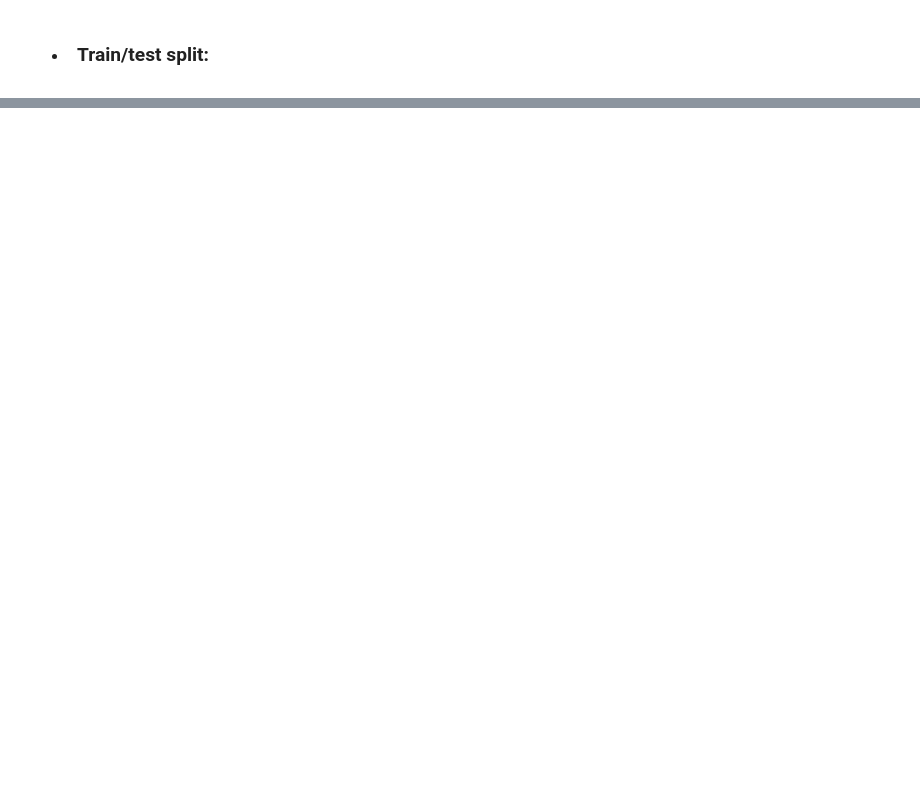
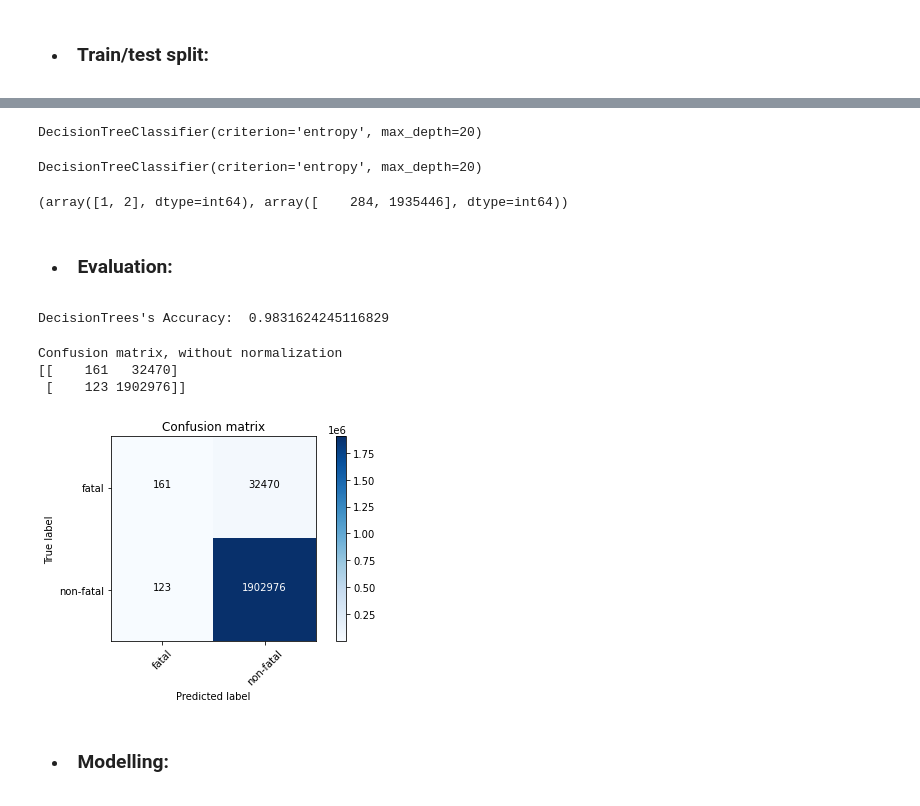
Before and after one commit to danny-cpp/Coursera_Project, a Jupyter notebook: Capstone_Project.ipynb, the cells around one changed output, grey strips where cells are left out. Saved outputs shown, nothing was run; the diff lists cells and outputs as text; code cells hidden in the pictures; blank space fills up the shorter version.

```diff
--- a/Capstone_Project.ipynb
+++ b/Capstone_Project.ipynb
@@ -233,0 +234,6 @@ array([['01', '1', '1', '1', '06'],
+# %%
+# Train test split
+from sklearn.model_selection import train_test_split
+X_train, X_test, y_train, y_test = train_test_split( X, y, test_size=0.4, random_state=73125)
+print ('Train set:', X_train.shape,  y_train.shape)
+print ('Test set:', X_test.shape,  y_test.shape)
@@ -233,0 +245,39 @@ array([['01', '1', '1', '1', '06'],
+# %%
+from sklearn.tree import DecisionTreeClassifier
+fatalityTree = DecisionTreeClassifier(criterion="entropy", max_depth = 20)
+fatalityTree # it shows the default parameters
+# %% [output]
+DecisionTreeClassifier(criterion='entropy', max_depth=20)
+# %%
+fatalityTree.fit(X_train, y_train)
+# %% [output]
+DecisionTreeClassifier(criterion='entropy', max_depth=20)
+# %%
+predTree = fatalityTree.predict(X_test)
+# %%
+np.unique(predTree, return_counts=True)
+# %% [output]
+(array([1, 2], dtype=int64), array([    284, 1935446], dtype=int64))
+# %% [markdown]
+*  <h3>&nbsp; Evaluation:
+# %%
+from sklearn import metrics
+import matplotlib.pyplot as plt
+print("DecisionTrees's Accuracy: ", metrics.accuracy_score(y_test, predTree))
+# %% [output]
+DecisionTrees's Accuracy:  0.9831624245116829
+# %%
+cnf_matrix = confusion_matrix(y_test, predTree, labels=[1,2])
+np.set_printoptions(precision=2)
+
+
+# Plot non-normalized confusion matrix
+plt.figure()
+plot_confusion_matrix(cnf_matrix, classes=['fatal','non-fatal'],normalize= False,  title='Confusion matrix')
+# %% [output]
+Confusion matrix, without normalization
+[[    161   32470]
+ [    123 1902976]]
+[figure, added]
+# %% [markdown]
+*  <h3>&nbsp; Modelling:
```
Also changed, not shown: parts of 24 cells of this notebook.
